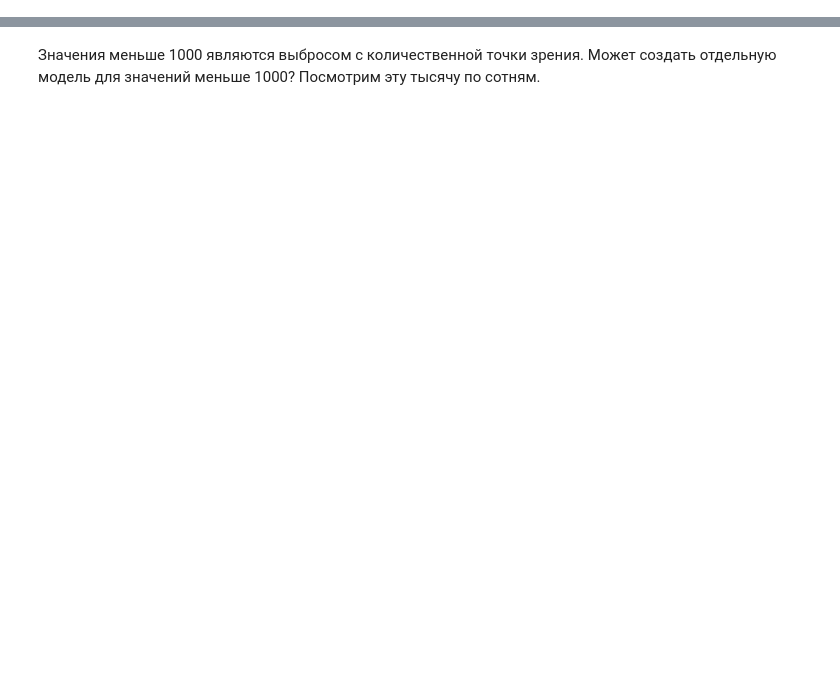
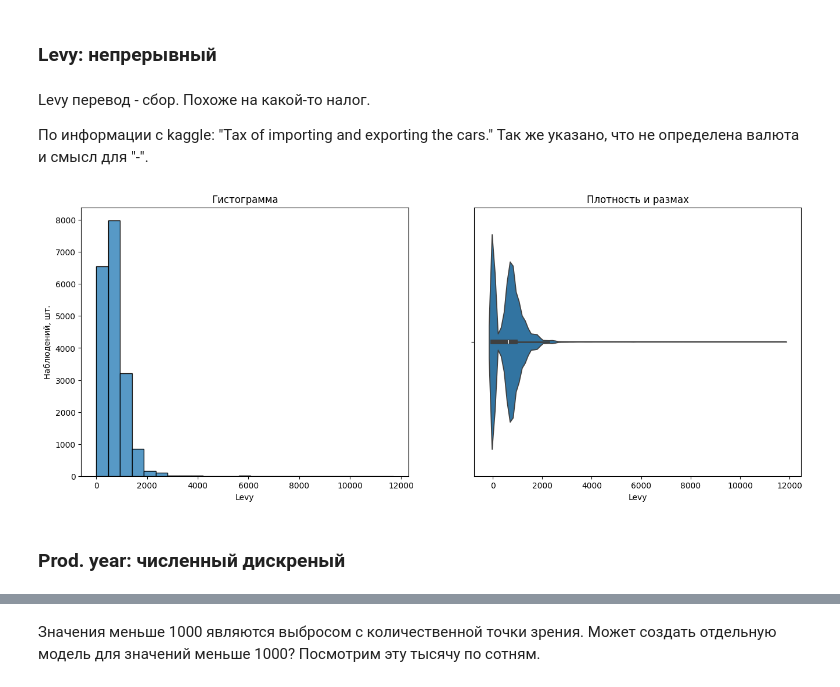
Before and after one commit to Paul-the-human/car_price_prediction, a Jupyter notebook: car_price_prediction.ipynb, the cells around one changed output, grey strips where cells are left out. Cells and saved outputs as stored; diff of their text form; code cells hidden in the pictures; blank space fills up the shorter version.

```diff
--- a/car_price_prediction.ipynb
+++ b/car_price_prediction.ipynb
@@ -69,0 +99,13 @@ def price_by_category(df_, group_by, figsize=(24,6)):
+# %% [markdown]
+### Levy: непрерывный
+# %% [markdown]
+Levy перевод - сбор. Похоже на какой-то налог.
+
+По информации с kaggle: "Tax of importing and exporting the cars."
+Так же указано, что не определена валюта и смысл для "-".
+# %%
+eda_visualize(df["Levy"]);
+# %% [output]
+[figure, added]
+# %% [markdown]
+### Prod. year: численный дискреный
```
Also changed, not shown: parts of 184 cells of this notebook.
